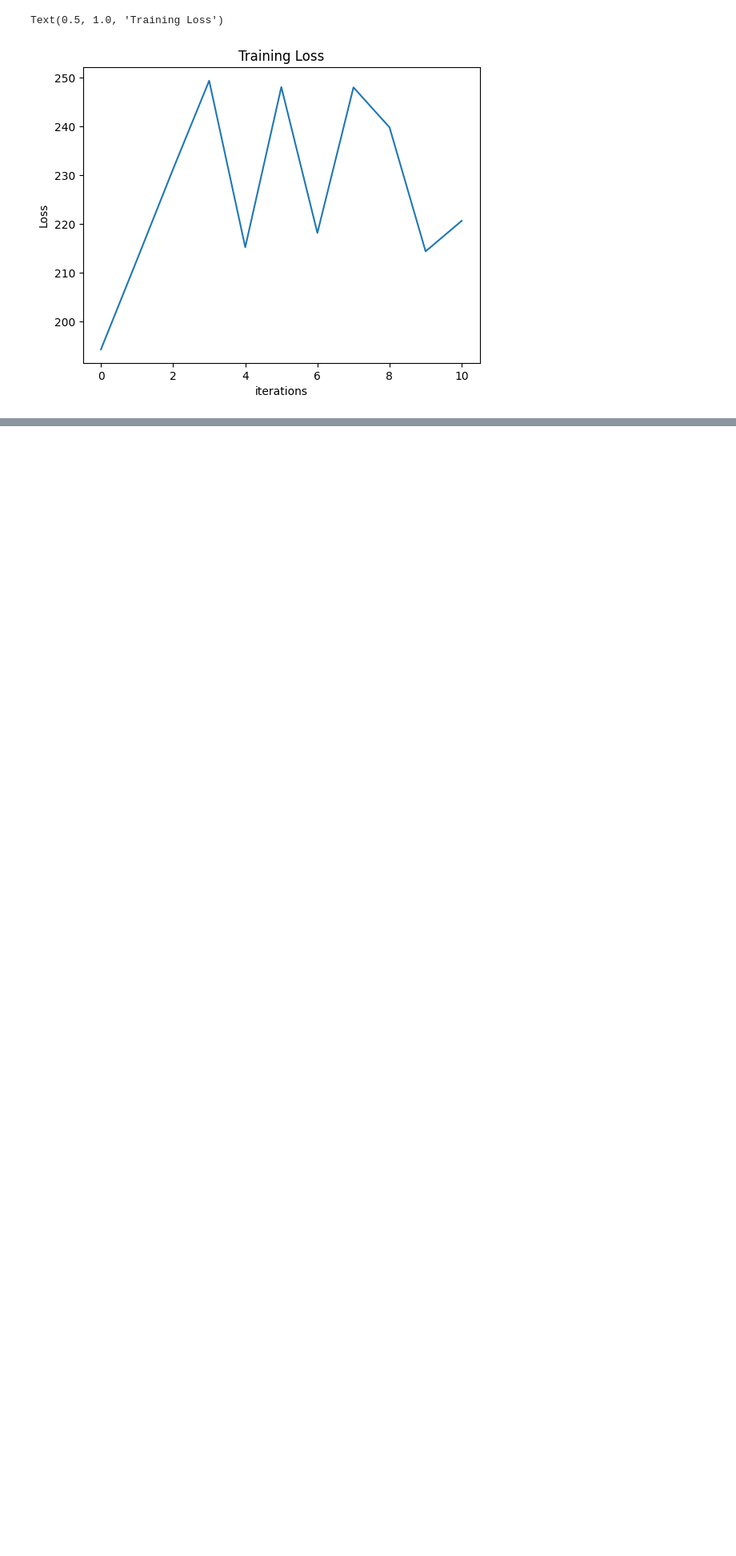
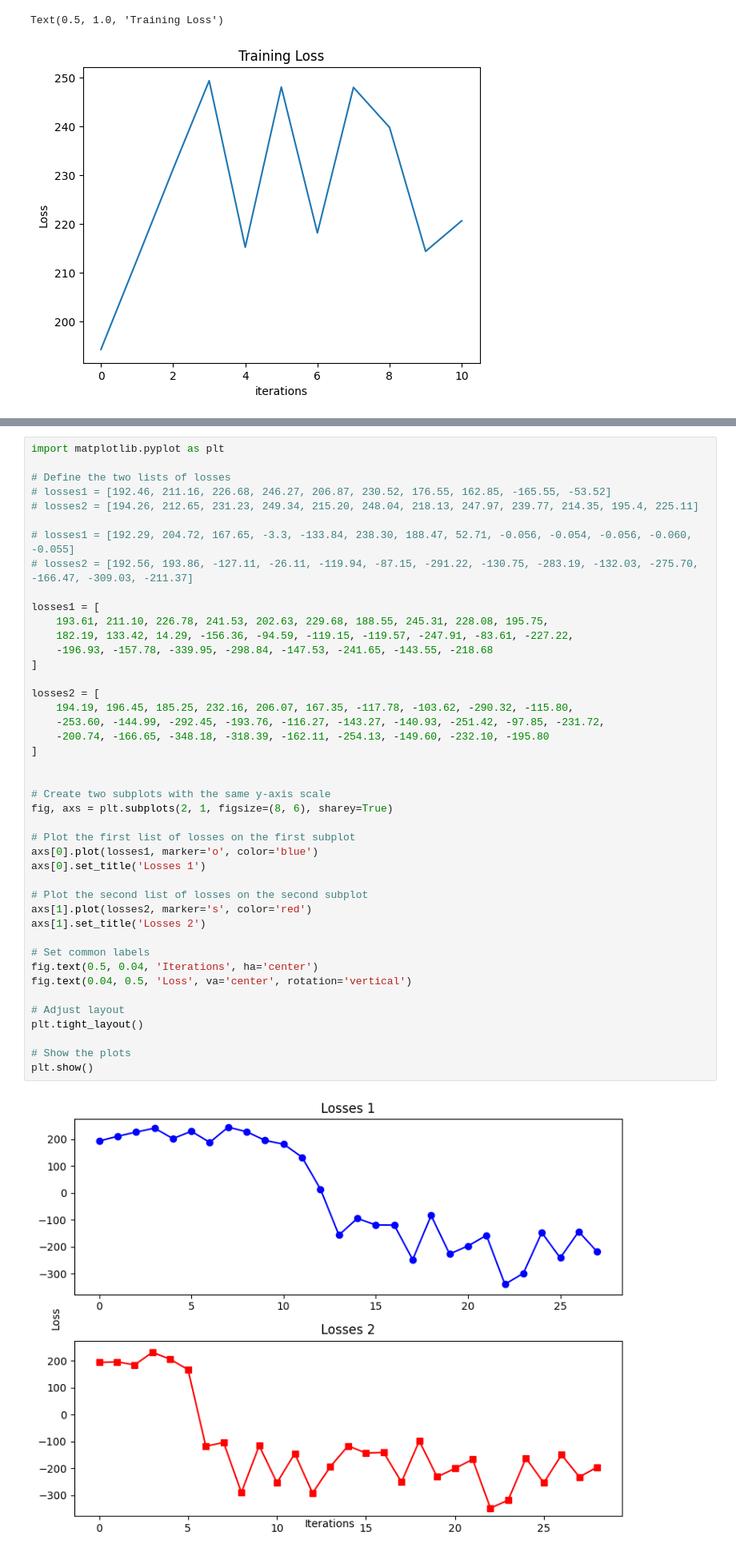
Before and after one commit to vinayak5002/RnnTransducer, a Jupyter notebook: files/data.ipynb, the cells around one changed output, grey strips where cells are left out. Shown at 80% size. Saved outputs shown, nothing was run; the diff lists cells and outputs as text; blank space fills up the shorter version.

```diff
--- a/files/data.ipynb
+++ b/files/data.ipynb
@@ -174,0 +146,45 @@ plt.show()
+# %%
+import matplotlib.pyplot as plt
+
+# Define the two lists of losses
+# losses1 = [192.46, 211.16, 226.68, 246.27, 206.87, 230.52, 176.55, 162.85, -165.55, -53.52]
+# losses2 = [194.26, 212.65, 231.23, 249.34, 215.20, 248.04, 218.13, 247.97, 239.77, 214.35, 195.4, 225.11]
+
+# losses1 = [192.29, 204.72, 167.65, -3.3, -133.84, 238.30, 188.47, 52.71, -0.056, -0.054, -0.056, -0.060, -0.055]
+# losses2 = [192.56, 193.86, -127.11, -26.11, -119.94, -87.15, -291.22, -130.75, -283.19, -132.03, -275.70, -166.47, -309.03, -211.37]
+
+losses1 = [
+    193.61, 211.10, 226.78, 241.53, 202.63, 229.68, 188.55, 245.31, 228.08, 195.75,
+    182.19, 133.42, 14.29, -156.36, -94.59, -119.15, -119.57, -247.91, -83.61, -227.22,
+    -196.93, -157.78, -339.95, -298.84, -147.53, -241.65, -143.55, -218.68
+]
+
+losses2 = [
+    194.19, 196.45, 185.25, 232.16, 206.07, 167.35, -117.78, -103.62, -290.32, -115.80,
+    -253.60, -144.99, -292.45, -193.76, -116.27, -143.27, -140.93, -251.42, -97.85, -231.72,
+    -200.74, -166.65, -348.18, -318.39, -162.11, -254.13, -149.60, -232.10, -195.80
+]
+
+
+# Create two subplots with the same y-axis scale
+fig, axs = plt.subplots(2, 1, figsize=(8, 6), sharey=True)
+
+# Plot the first list of losses on the first subplot
+axs[0].plot(losses1, marker='o', color='blue')
+axs[0].set_title('Losses 1')
+
+# Plot the second list of losses on the second subplot
+axs[1].plot(losses2, marker='s', color='red')
+axs[1].set_title('Losses 2')
+
+# Set common labels
+fig.text(0.5, 0.04, 'Iterations', ha='center')
+fig.text(0.04, 0.5, 'Loss', va='center', rotation='vertical')
+
+# Adjust layout
+plt.tight_layout()
+
+# Show the plots
+plt.show()
+# %% [output]
+[figure, added]
```
Also changed, not shown: parts of 1 cell of this notebook, 7 other files.
